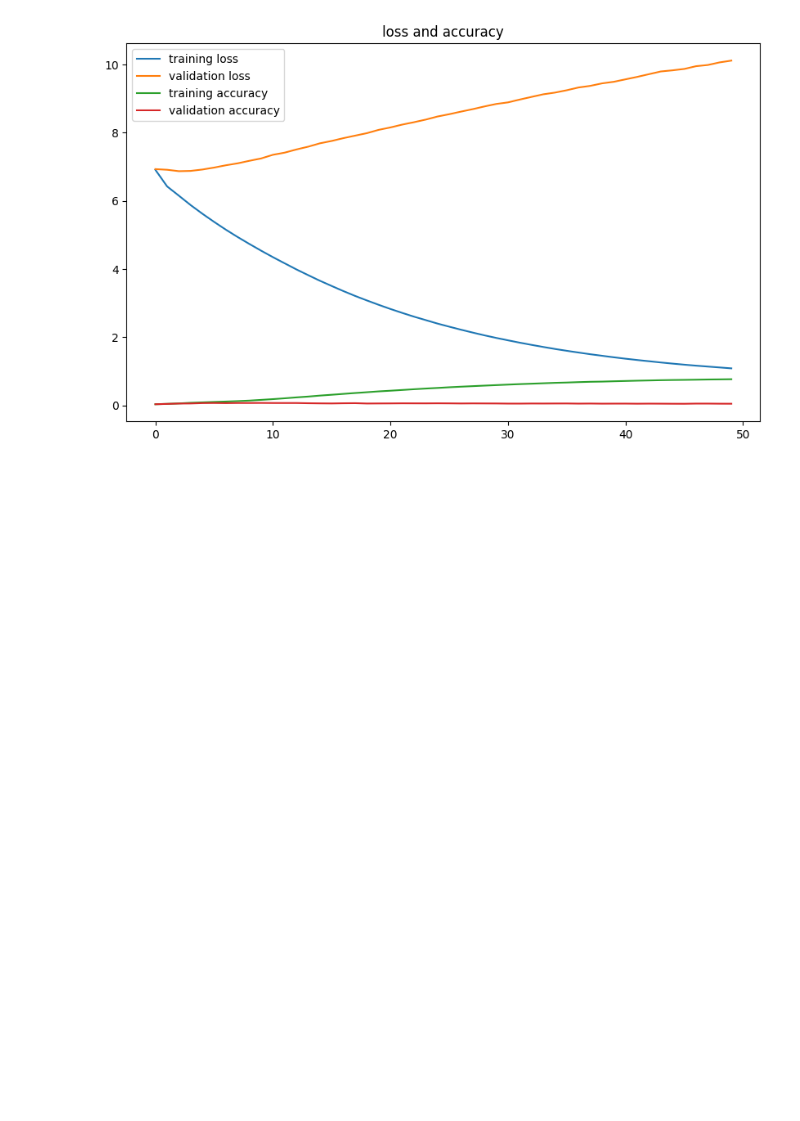
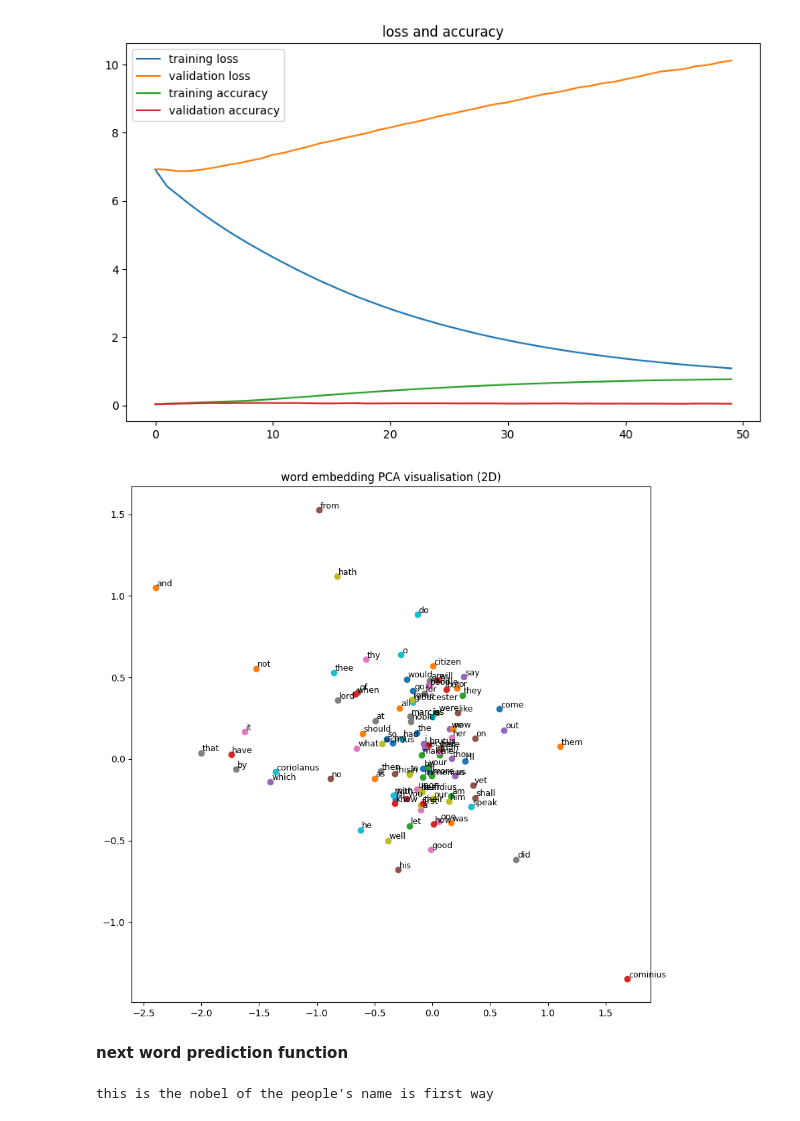
Before and after one commit to Amruth-U-tech/DL-Journey, a Jupyter notebook: 06-NLP/NLP_Apllication-1.ipynb, the cells around one changed output. Saved outputs shown, nothing was run; the diff lists cells and outputs as text; code cells hidden in the pictures; blank space fills up the shorter version.

Commit message:
prediction function tested

```diff
--- a/06-NLP/NLP_Apllication-1.ipynb
+++ b/06-NLP/NLP_Apllication-1.ipynb
@@ -139,3 +139,24 @@ plt.legend()
 plt.show()
 # %% [output]
 [figure]
+# %%
+from sklearn.decomposition import PCA
+
+embeddings = model.layers[0].get_weights()[0] #embedding layer weights
+
+#reducing dimensions
+pcs = PCA(n_components=2)
+embeddings_2D = pcs.fit_transform(embeddings)
+
+#plot first 100 words
+plt.figure(figsize=(10,10))
+for i,word in enumerate(list(tokenizer.word_index.keys())[:100]):
+  x_new,y_new = embeddings_2D[i]
+  plt.scatter(x_new,y_new)
+  plt.text(x_new+0.01,y_new+0.01,word,fontsize=9)
+plt.title("word embedding PCA visualisation (2D)")
+plt.show()
+# %% [output]
+[figure, added]
+# %% [markdown]
+**next word prediction function**
@@ -141,0 +177,5 @@ plt.show()
+# %%
+seed = "this is the nobel of the"
+print(predict_next_word(seed))
+# %% [output]
+this is the nobel of the people's name is first way
```
Also changed, not shown: parts of 1 cell of this notebook.
